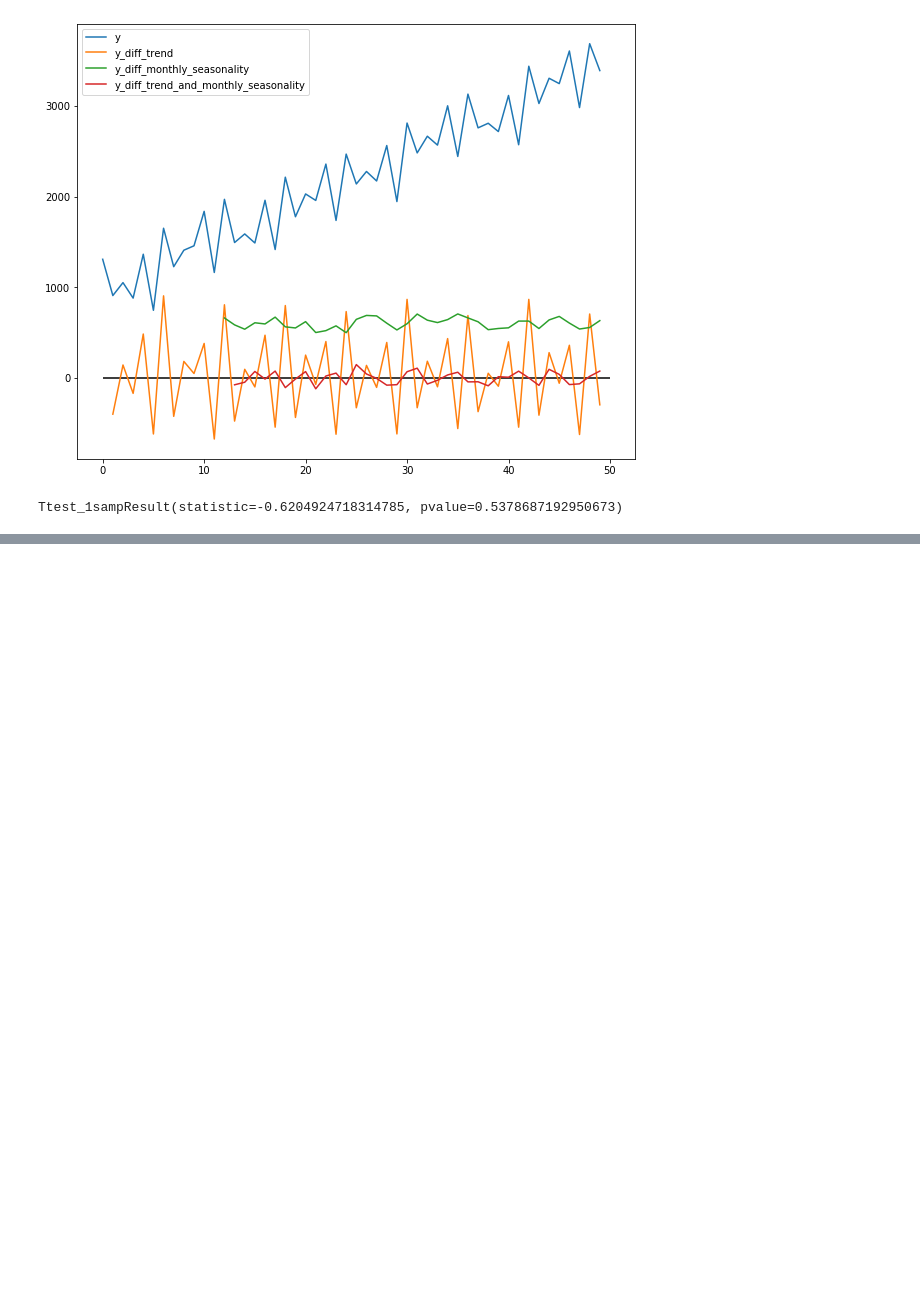
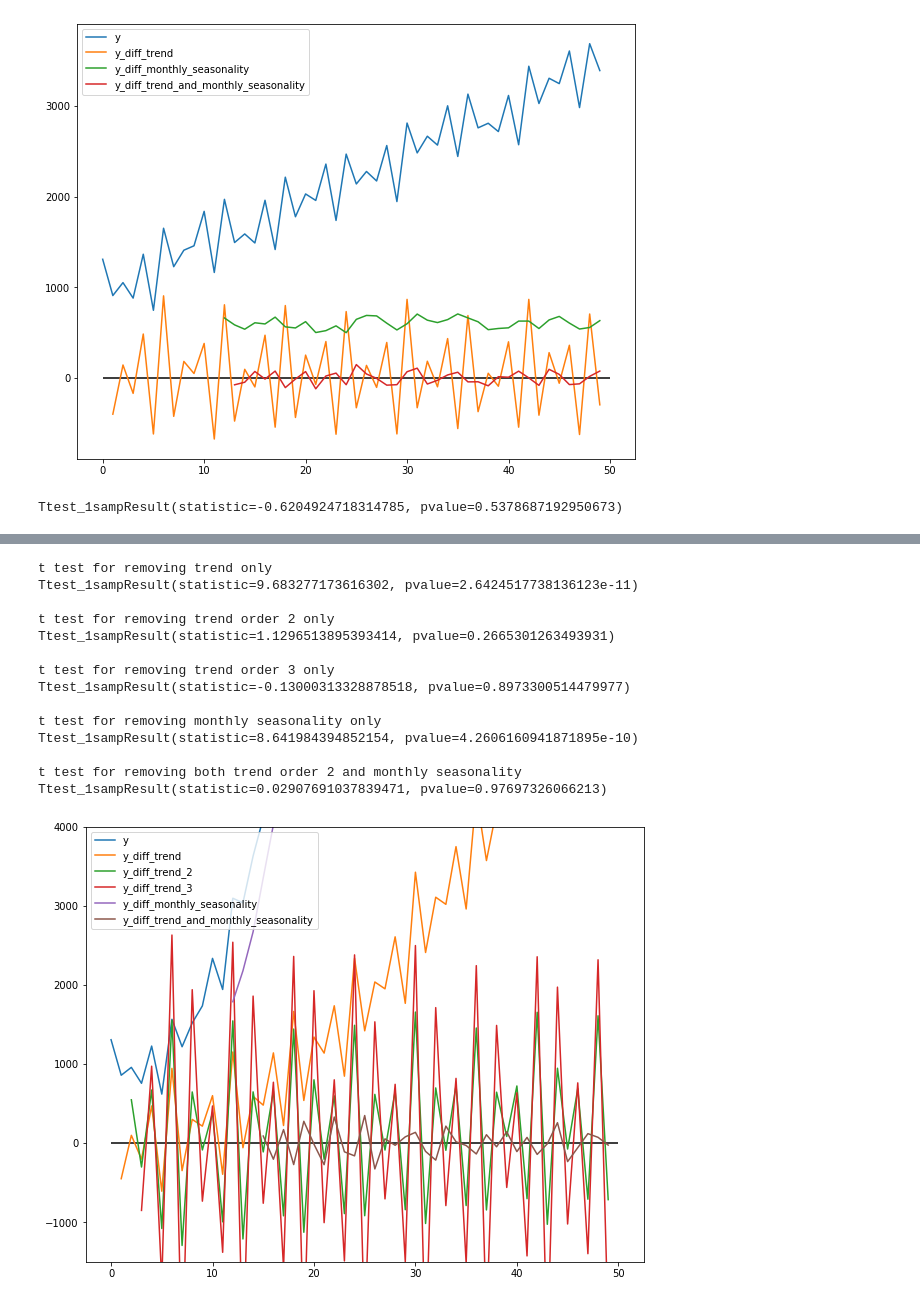
Before and after one commit to TonyBlonigan/IllustratedClassics, a Jupyter notebook: Timeseries Differencing.ipynb, the cells around one changed output, grey strips where cells are left out. Drawn from its saved outputs; the diff is of its cells as text; code cells hidden in the pictures; blank space fills up the shorter version.

Commit message:
added differencing to exponential trend

```diff
--- a/Timeseries Differencing.ipynb
+++ b/Timeseries Differencing.ipynb
@@ -90,0 +66,65 @@ plt.plot(df['t'], df['y_diff_1'])
+# %%
+# setup timeseries that takes form:
+# intercept + t**3 + month_seasonality + residuals
+df['y'] = 1000 + df['t']**3 + df['s'] + df['r']
+
+fig, ax = plt.subplots(figsize=(10, 8))
+
+ax.hlines(0, 0, len(df))
+ax.plot(df['t'], df['y'], label='y')
+
+# remove 1st order trend
+df['y_diff_trend'] = df['y'] - df['y'].shift(periods=1)
+ax.plot(df['t'], df['y_diff_trend'], label='y_diff_trend')
+print('t test for removing trend only')
+print(ttest_1samp(df.dropna().y_diff_trend.values, 0))
+
+# remove 2nd order trend
+df['y_diff_trend_2'] = df['y_diff_trend'] - df['y_diff_trend'].shift(periods=1)
+ax.plot(df['t'], df['y_diff_trend_2'], label='y_diff_trend_2')
+print('\nt test for removing trend order 2 only')
+print(ttest_1samp(df.dropna().y_diff_trend_2.values, 0))
+
+# remove 3rd order trend
+df['y_diff_trend_3'] = df['y_diff_trend_2'] - df['y_diff_trend_2'].shift(periods=1)
+ax.plot(df['t'], df['y_diff_trend_3'], label='y_diff_trend_3')
+print('\nt test for removing trend order 3 only')
+print(ttest_1samp(df.dropna().y_diff_trend_3.values, 0))
+
+
+# remove monthly season
+# this also removes trend because there is a trend materializing over 12 months
+df['y_diff_monthly_seasonality'] = df['y'] - df['y'].shift(periods=12)
+ax.plot(df['t'], df['y_diff_monthly_seasonality'], label='y_diff_monthly_seasonality')
+print('\nt test for removing monthly seasonality only')
+print(ttest_1samp(df.dropna().y_diff_monthly_seasonality.values, 0))
+
+# remove month and season
+df['y_diff_tms'] = df['y'] - df['y'].shift(1)
+df['y_diff_tms'] = df['y_diff_tms'] - df['y_diff_tms'].shift(1)
+df['y_diff_tms'] = df['y_diff_tms'] - df['y_diff_tms'].shift(1)
+df['y_diff_tms'] = df['y_diff_tms'] - df['y_diff_tms'].shift(12)
+ax.plot(df['t'], df['y_diff_tms'], label='y_diff_trend_and_monthly_seasonality')
+print('\nt test for removing both trend order 2 and monthly seasonality')
+print(ttest_1samp(df.dropna().y_diff_tms.values, 0))
+
+
+plt.ylim(-1500, 4000)
+plt.legend()
+plt.show()
+# %% [output]
+t test for removing trend only
+Ttest_1sampResult(statistic=9.683277173616302, pvalue=2.6424517738136123e-11)
+
+t test for removing trend order 2 only
+Ttest_1sampResult(statistic=1.1296513895393414, pvalue=0.2665301263493931)
+
+t test for removing trend order 3 only
+Ttest_1sampResult(statistic=-0.13000313328878518, pvalue=0.8973300514479977)
+
+t test for removing monthly seasonality only
+Ttest_1sampResult(statistic=8.641984394852154, pvalue=4.2606160941871895e-10)
+
+t test for removing both trend order 2 and monthly seasonality
+Ttest_1sampResult(statistic=0.02907691037839471, pvalue=0.97697326066213)
+[figure, added]
```
Also changed, not shown: parts of 1 cell of this notebook.
